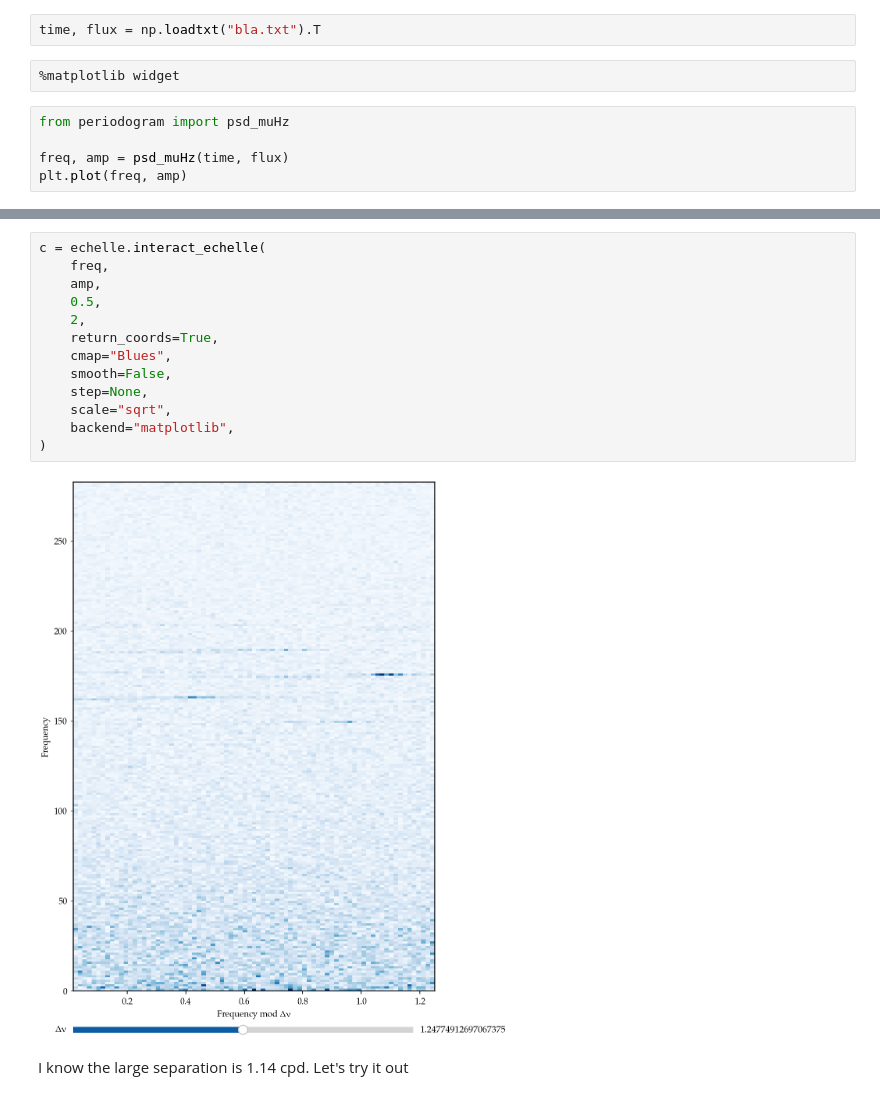
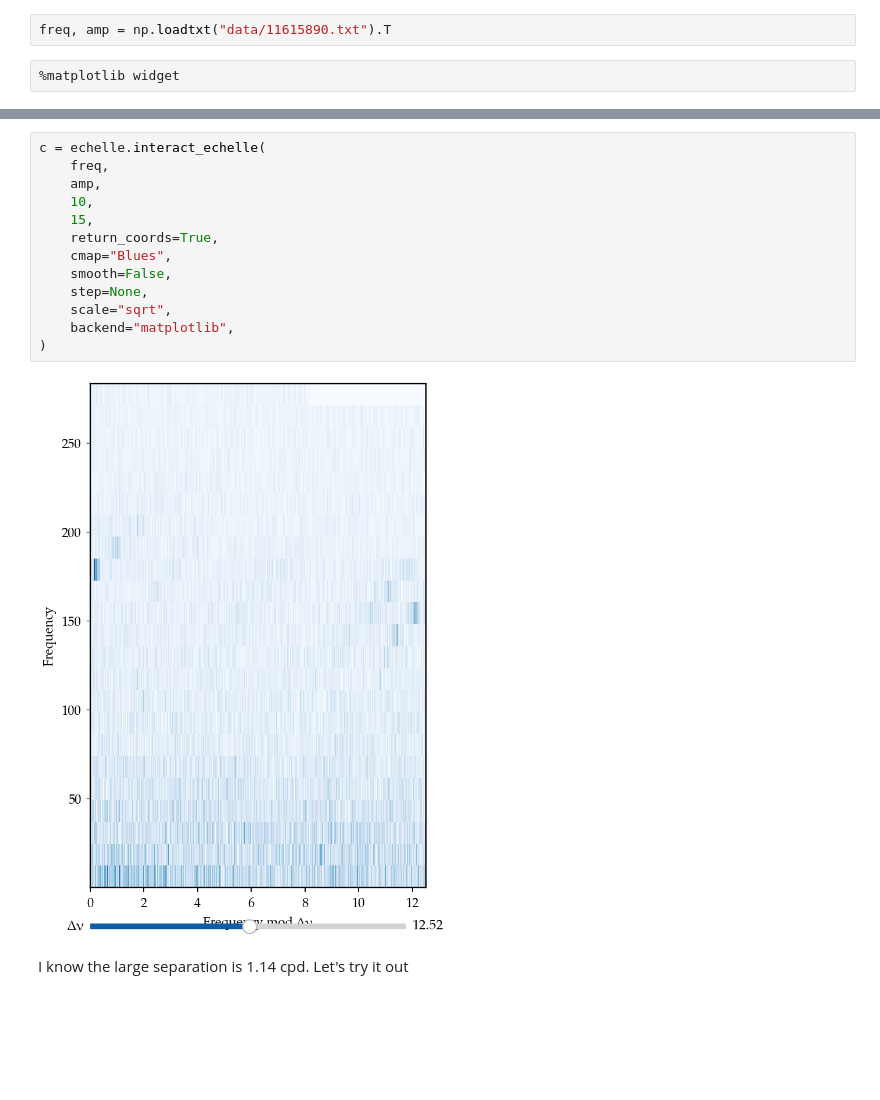
Before and after one commit to danhey/echelle, a Jupyter notebook: example.ipynb, the cells around one changed output, grey strips where cells are left out. Drawn from its saved outputs; the diff is of its cells as text; blank space fills up the shorter version.

```diff
--- a/example.ipynb
+++ b/example.ipynb
@@ -6,11 +6,6 @@ import numpy as np
 
 # import lightkurve as lk
 # %%
-time, flux = np.loadtxt("bla.txt").T
+freq, amp = np.loadtxt("data/11615890.txt").T
 # %%
 %matplotlib widget
-# %%
-from periodogram import psd_muHz
-
-freq, amp = psd_muHz(time, flux)
-plt.plot(freq, amp)
@@ -20,18 +12,18 @@ plt.plot(freq, amp)
 # %%
 c = echelle.interact_echelle(
     freq,
     amp,
-    0.5,
-    2,
+    10,
+    15,
     return_coords=True,
     cmap="Blues",
     smooth=False,
     step=None,
     scale="sqrt",
     backend="matplotlib",
 )
 # %% [output]
-[figure, old version]
+[figure, new version]
 # %% [markdown]
 I know the large separation is 1.14 cpd. Let's try it out
 # %%
```
Also changed, not shown: parts of 1 cell of this notebook, 3 other files.
